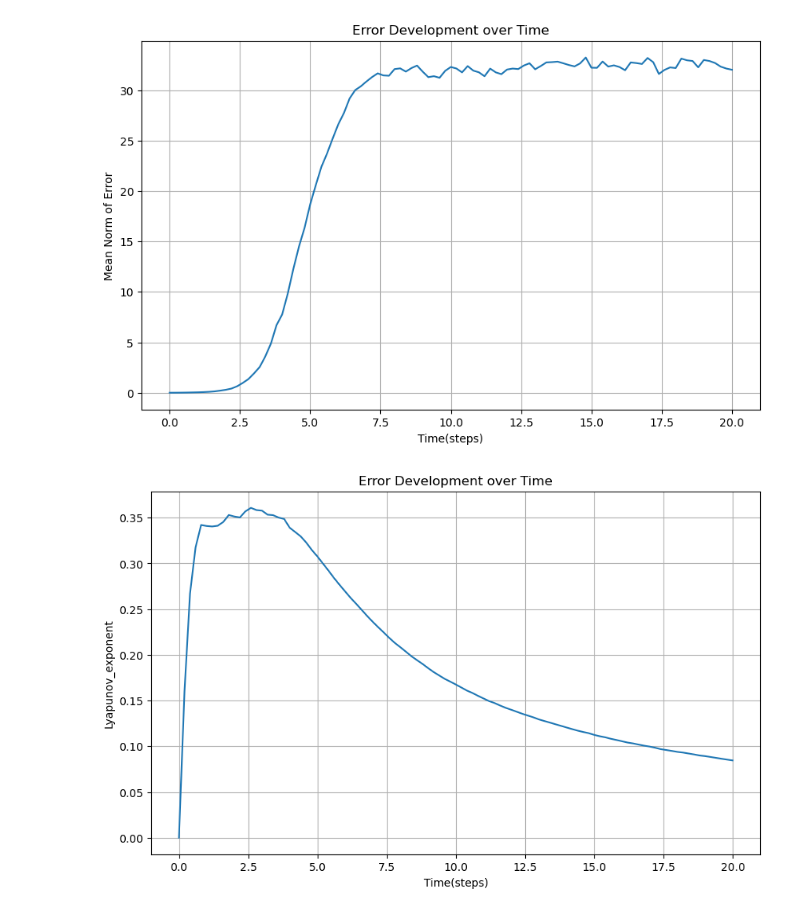
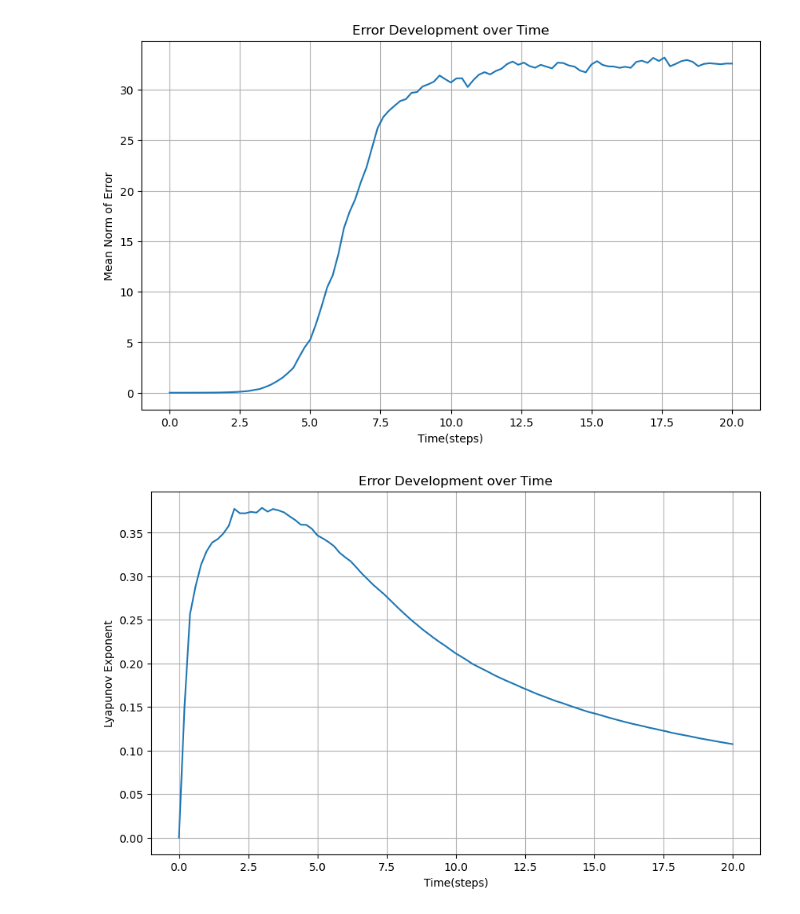
Before and after one commit to gallardo0825/Data_assimilation_A, a Jupyter notebook: assignment2-1.ipynb, the cells around one changed output. Cells and saved outputs as stored; diff of their text form; code cells hidden in the pictures.

```diff
--- a/assignment2-1.ipynb
+++ b/assignment2-1.ipynb
@@ -7,12 +7,12 @@ import matplotlib.pyplot as plt
 F = 8.0
 #Nは解析データの次元
 N = 40 #40変数モデル
-#サンプル数
+#サンプル数(正規分布だから30でいい？)
 sample = 50
 #ステップ時間(1日)
 dt = 0.2
 #摂動
-epsilon = 1e-3
+epsilon = 1e-4
 #誤差の時間発展評価の終点
 tend_attract = 20
 
@@ -30,7 +30,7 @@ def L96(t,x,F):
 #初期条件
 X = F + np.random.randn(N)
 #十分長い時間(前半半分はアトラクター乗ってないとして切り捨てる)
-tspan = (0.0 , int(2.0 * sample))
+tspan = (0.0 , 100)
 t_eval = np.linspace(tspan[0], tspan[1], int(tspan[1] * int(1 / dt) + 1))
 #ODEの解法
 sol = solve_ivp(L96, tspan, X, args=(F,), method='RK45', t_eval=t_eval)
@@ -51,32 +51,32 @@ for i in range(sample):
     #誤差の時間発展間隔
     tspan_attract = np.linspace(0.0, tend_attract, int(tend_attract * int(1 / dt) + 1))
     attract = sol_attract.sol(tspan_attract)#補間関数('sol')
     attract_perturb = sol_attract_perturb.sol(tspan_attract)
     # 時間ごとのノルムの差
     for j in range(len(tspan_attract)):
         error[i, j] = np.linalg.norm(attract[:, j] - attract_perturb[:, j])
 # エラーの平均を計算
 error_mean = np.mean(error, axis=0)
 #誤差評価用の配列(リアプノフ指数)
 error_lyapunov = np.zeros(len(error_mean))
 for i in range(len(error_mean)):
     error_lyapunov[i] = np.log(abs(error_mean[i] / error_mean[0])) / (i + 1)
 
 # 結果のプロット
 plt.figure(figsize=(10, 6))
 plt.plot(tspan_attract, error_mean, label='Mean Error')
 plt.xlabel('Time(steps)')
 plt.ylabel('Mean Norm of Error')
 plt.title('Error Development over Time')
 plt.grid()
 plt.show()
 plt.figure(figsize=(10, 6))
 plt.plot(tspan_attract, error_lyapunov, label='Mean Error')
 plt.xlabel('Time(steps)')
 plt.ylabel('Lyapunov Exponent')
 plt.title('Error Development over Time')
 plt.grid()
 plt.show()
 # %% [output]
-[figure, old version]
+[figure, new version]
-[figure, old version]
+[figure, new version]
```
